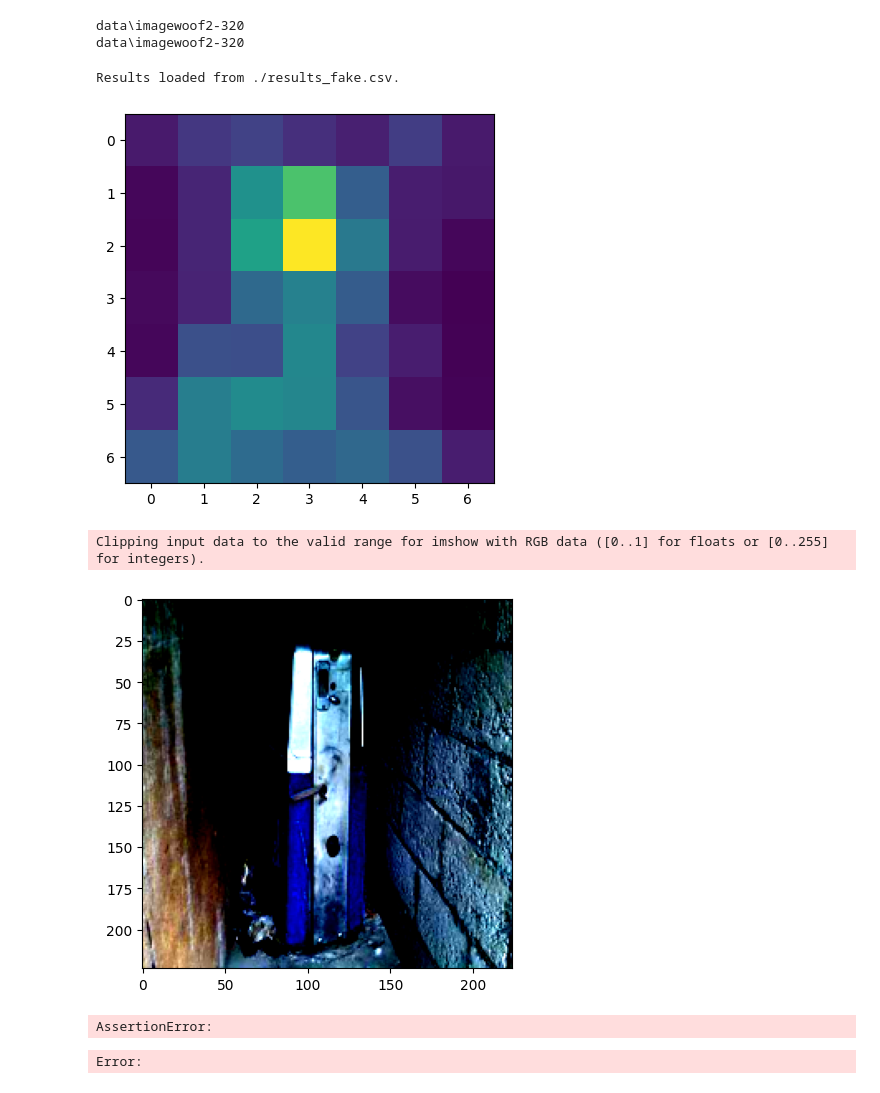
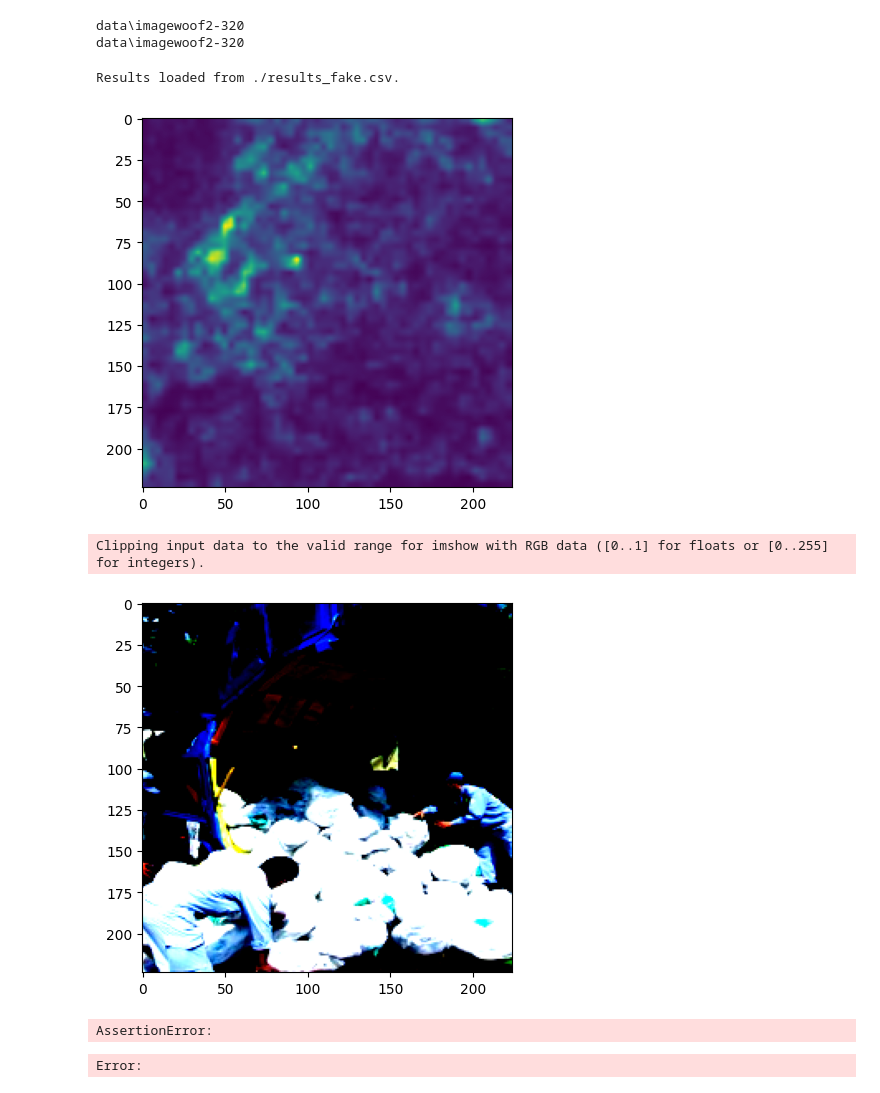
Before and after one commit to liuktc/ML4CV_XAI, a Jupyter notebook: mixing-metrics.ipynb, the cells around one changed output. Drawn from its saved outputs; the diff is of its cells as text; code cells hidden in the pictures.

```diff
--- a/mixing-metrics.ipynb
+++ b/mixing-metrics.ipynb
@@ -98,7 +98,7 @@ baseline_dist_16 = torch.cat([images for images, _ in dl_train], dim=0).to(devic
 baseline_dist_8 = baseline_dist_16[:8].clone()
 baseline_dist_4 = baseline_dist_16[:4].clone()
 # %%
-LAYERS = [20,5]
+LAYERS = [5]
 # %%
 from metrics import RoadCombined, Infidelity, Sensitivity, AverageDrop, InsertionCurveAUC, DeletionCurveAUC
 from utils import MultiplierMix, _ScoreCAM, _EigenCAM, _LayerCAM
@@ -110,7 +110,9 @@ results = ResultMetrics("./results_fake.csv")
 
 last_image_index = results.get_last_image_index()
 
-for index in tqdm(INDICES):
+# for index in tqdm(INDICES):
+for index in tqdm([4]):
+
     if index < last_image_index:
         continue
     images, labels = test_data[index]
@@ -129,7 +131,9 @@ for index in tqdm(INDICES):
     # for attribution_method in [_EigenCAM()]:
     # for attribution_method in [_ShapleyCAM()]:
     for attribution_method in [_LayerCAM()]:
-        for upsample_method in [ERFUpsamplingFast(), SimpleUpsampling((224,224))]:
+        # for upsample_method in [ERFUpsamplingFast(), SimpleUpsampling((224,224))]:
+        for upsample_method in [SimpleUpsampling((224,224))]:
+
             attributions_per_layer = []
             for layer_index in LAYERS:
                 layer = model.features[layer_index]
@@ -139,12 +143,6 @@ for index in tqdm(INDICES):
                                                                 target=labels
                                                                 )
 
-                # plt.imshow(attribution_map[0,0].cpu().detach().numpy())
-                # plt.show()
-                # plt.imshow(images[0].cpu().detach().numpy().transpose(1,2,0))
-                # plt.show()
-
-                # assert(False)
 
                 # upsample_method = SimpleUpsampling((224,224))
                 attribution_map = upsample_method(attribution=attribution_map,
@@ -153,6 +151,12 @@ for index in tqdm(INDICES):
                                                   model=model,
                                                   layer=layer)
 
+                plt.imshow(attribution_map[0,0].cpu().detach().numpy())
+                plt.show()
+                plt.imshow(images[0].cpu().detach().numpy().transpose(1,2,0))
+                plt.show()
+
+                assert(False)
 
 
                 if (torch.abs(
@@ -194,35 +198,35 @@ for index in tqdm(INDICES):
                                        upscale_method=upsample_method.name,
                                        mixing_method= "None",
                                        value=metric_result_normal,
                                        image_index=index,
                                        label=labels[0].item(),
                                        predicted_label=predicted_label[0].item())
 
                     metric_result_mixed = metric(model=model,
                             test_images=images,
                             saliency_maps=mixed_attribution_map,
                             class_idx=labels,
                             attribution_method=attribution_method,
                             device=device,
                             layer=layer)
 
 
                     results.add_result(model="VGG11",
                                        attribution_method=attribution_method.name,
                                        dataset="Imagenettewoof",
                                        layer=f"features.{layer_index}",
                                        metric=metric.name,
                                        upscale_method=upsample_method.name,
                                        mixing_method= mix.name,
                                        value=metric_result_mixed,
                                        image_index=index,
                                        label=labels[0].item(),
                                        predicted_label=predicted_label[0].item())
 # %% [output]
 Results loaded from ./results_fake.csv.
-[figure, old version]
+[figure, new version]
 Clipping input data to the valid range for imshow with RGB data ([0..1] for floats or [0..255] for integers).
-[figure, old version]
+[figure, new version]
 AssertionError:
 # %%
 from concurrent.futures import ThreadPoolExecutor, as_completed
```
Also changed, not shown: 3 other files.
